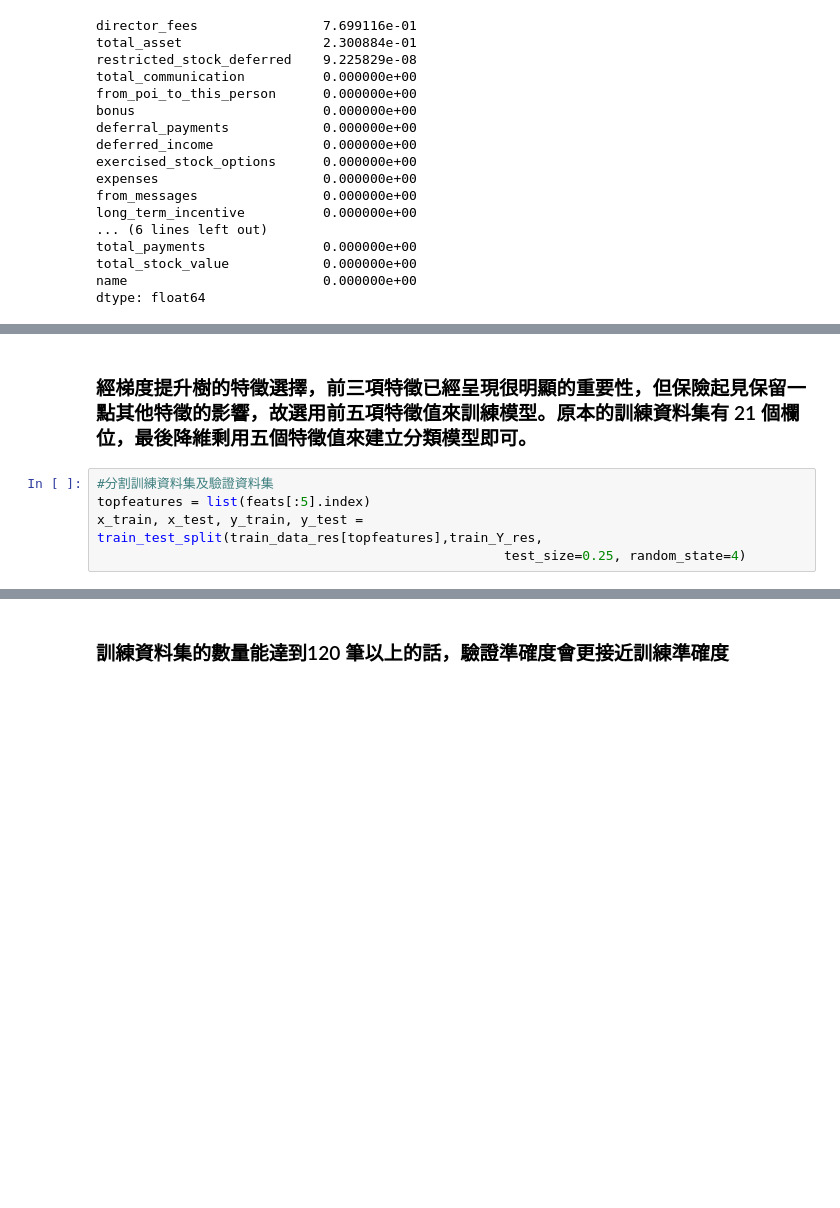
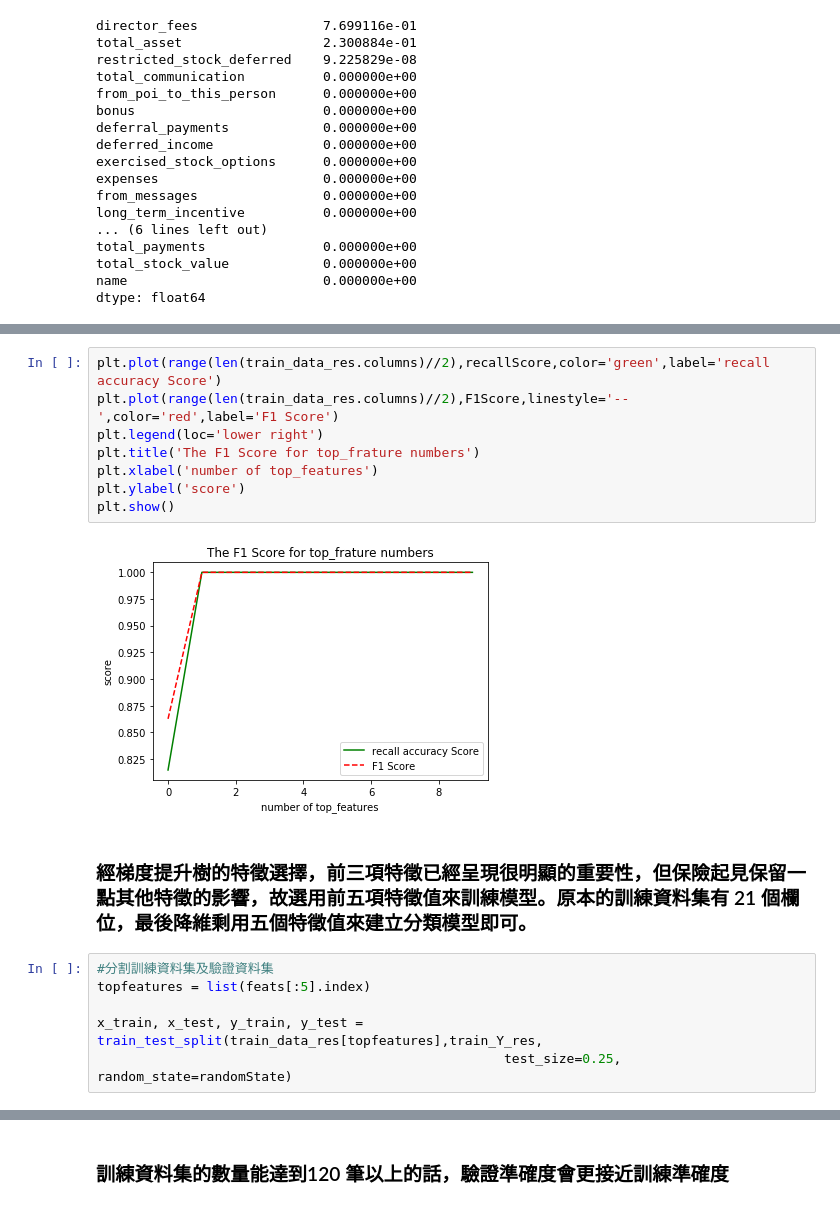
Before and after one commit to strive722/ML-100-Days, a Jupyter notebook: Day_049_053_Enron Fraud ML model-final.ipynb, the cells around one changed output, grey strips where cells are left out. Saved outputs shown, nothing was run; the diff lists cells and outputs as text; blank space fills up the shorter version.

```diff
--- a/Day_049_053_Enron Fraud ML model-final.ipynb
+++ b/Day_049_053_Enron Fraud ML model-final.ipynb
@@ -237,9 +242,20 @@ plt.show()
+# %%
+plt.plot(range(len(train_data_res.columns)//2),recallScore,color='green',label='recall accuracy Score')
+plt.plot(range(len(train_data_res.columns)//2),F1Score,linestyle='--',color='red',label='F1 Score')
+plt.legend(loc='lower right')
+plt.title('The F1 Score for top_frature numbers')
+plt.xlabel('number of top_features')
+plt.ylabel('score')
+plt.show()
+# %% [output]
+[figure, added]
 # %% [markdown]
 ### 經梯度提升樹的特徵選擇，前三項特徵已經呈現很明顯的重要性，但保險起見保留一點其他特徵的影響，故選用前五項特徵值來訓練模型。原本的訓練資料集有 21 個欄位，最後降維剩用五個特徵值來建立分類模型即可。
 # %%
 #分割訓練資料集及驗證資料集
 topfeatures = list(feats[:5].index)
+
 x_train, x_test, y_train, y_test = train_test_split(train_data_res[topfeatures],train_Y_res,
-                                                    test_size=0.25, random_state=4)
+                                                    test_size=0.25, random_state=randomState)
 # %%
 #使用前五大特徵值來畫模型的學習曲線
```
Also changed, not shown: parts of 9 cells of this notebook.
